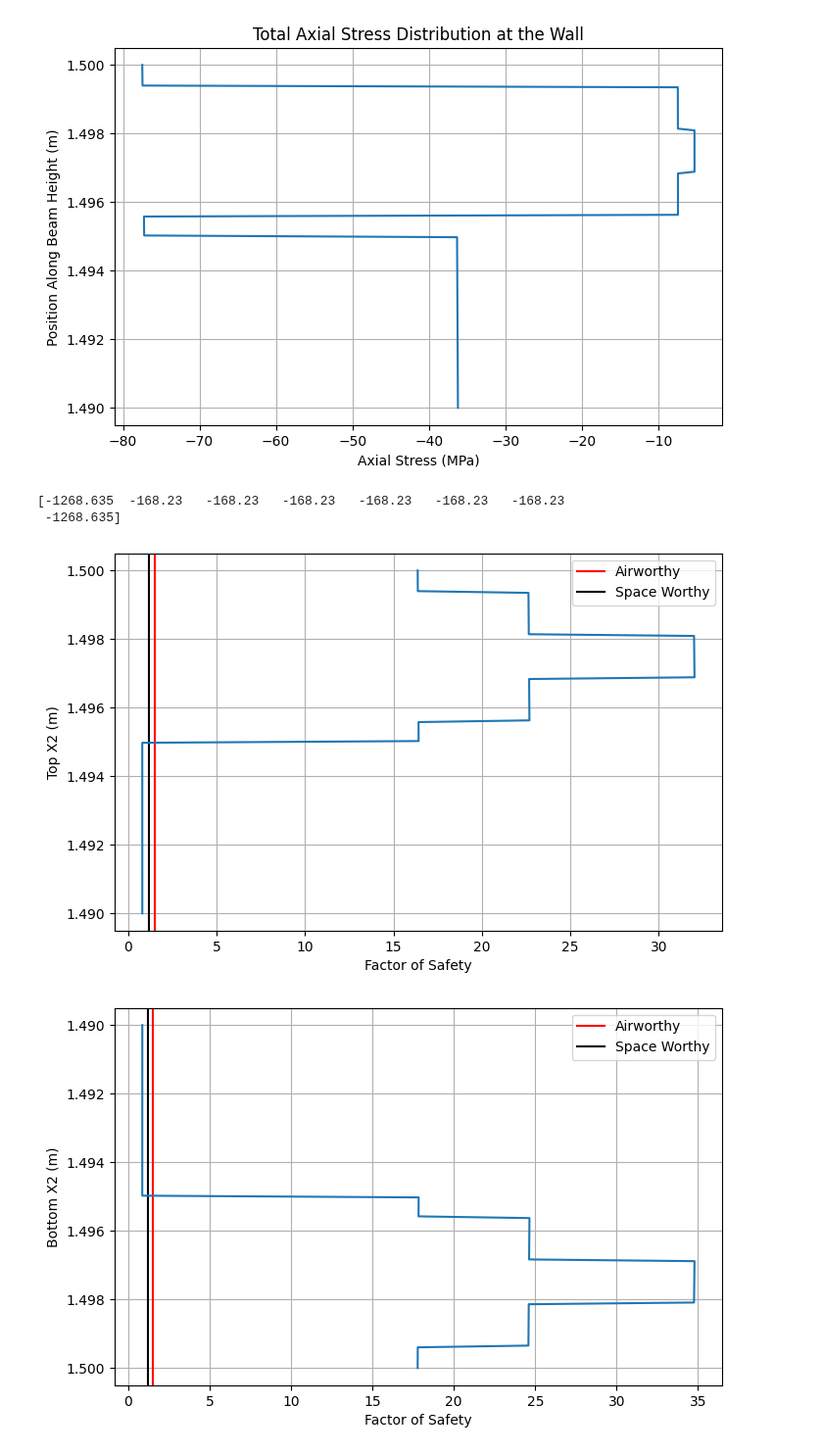
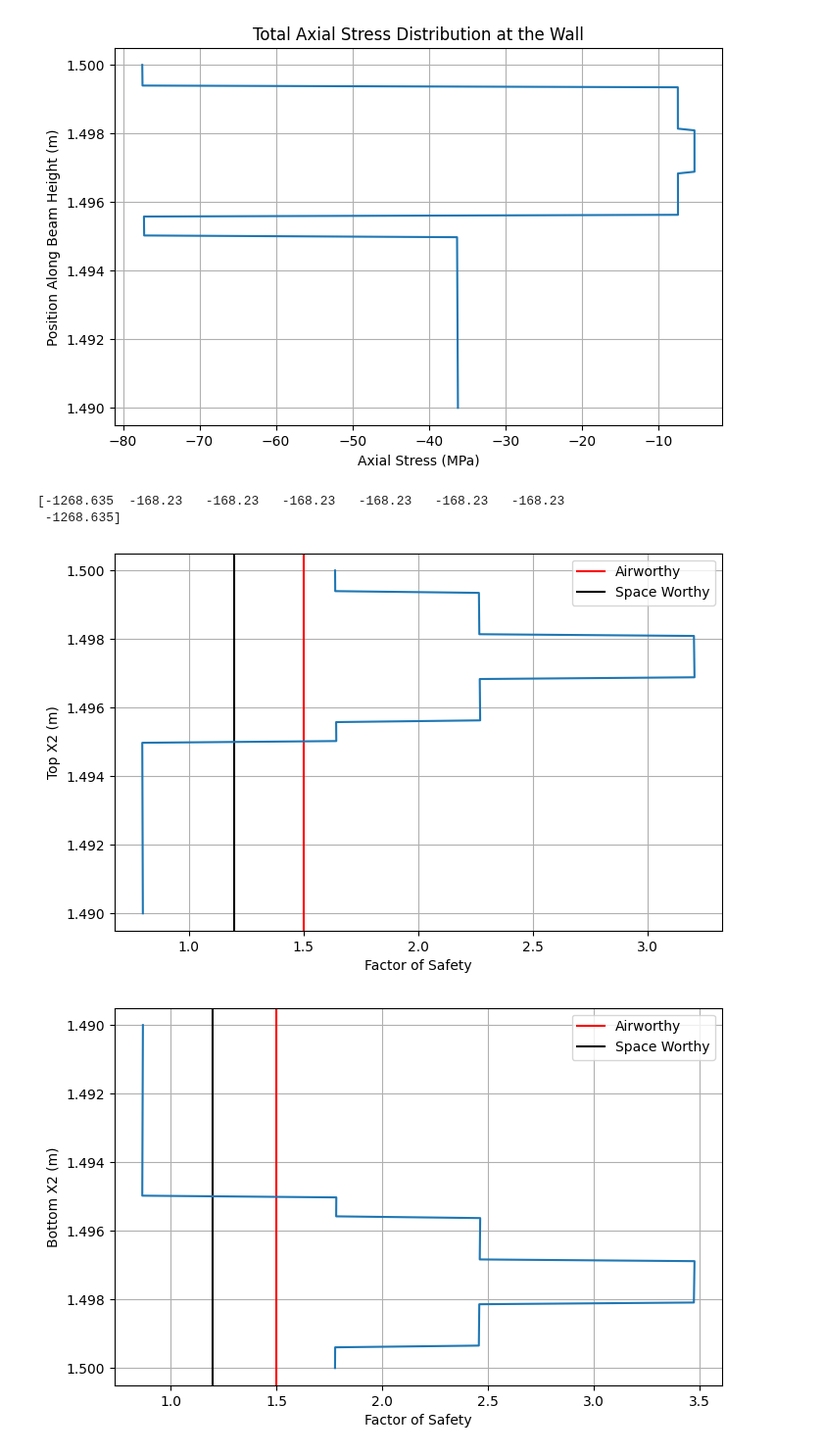
Before and after one commit to ndrichmond/EAE135Project2, a Jupyter notebook: main.ipynb, the cells around one changed output. Shown at 98% size. Saved outputs shown, nothing was run; the diff lists cells and outputs as text; code cells hidden in the pictures.

```diff
--- a/main.ipynb
+++ b/main.ipynb
@@ -291,47 +291,47 @@ for i in range(len(x2)):
         #print(total_sigma[i])
         #print(SF)
     if x2[i] >= R_a and x2[i] < (r):
-        SFTOP.append(S_layers[j]/total_sigma[i])
-        SFBOT.append(S_layers[j]/Bot_sigma[i])
+        SFTOP.append(S_layers[j]/total_sigma[i]/10)
+        SFBOT.append(S_layers[j]/Bot_sigma[i]/10)
 
 
     if x2[i] > r:
         r = r + 0.005/8
         j = j + 1
-        SFTOP.append(S_layers[j]/total_sigma[i])
+        SFTOP.append(S_layers[j]/total_sigma[i]/10)
 
-        SFBOT.append(S_layers[j]/Bot_sigma[i])
+        SFBOT.append(S_layers[j]/Bot_sigma[i]/10)
 
 plt.figure(figsize=(8, 5))
 #plt.xlim([0,max(SFTOP)+1])
 plt.axvline(x = 1.5, color = 'red',label = 'Airworthy')
 plt.axvline(x = 1.2, color = 'black', label = 'Space Worthy')
 plt.plot(np.abs(SFTOP),x2)
 plt.ylabel("Top X2 (m)")
 plt.xlabel("Factor of Safety")
 #plt.title("Factor of Safety at the Wall")
 plt.legend()
 plt.grid()
 plt.show()
 
 plt.figure(figsize=(8, 5))
 #plt.xlim([0,max(SFBOT)+1])
 plt.axvline(x = 1.5, color = 'red', label = 'Airworthy')
 plt.axvline(x = 1.2, color = 'black', label = 'Space Worthy')
 plt.plot(np.abs(SFBOT),x2)
 plt.gca().invert_yaxis()
 plt.ylabel("Bottom X2 (m)")
 plt.xlabel("Factor of Safety")
 #plt.title("Factor of Safety at the Wall")
 plt.legend()
 plt.grid()
 plt.show()
 
 
 
 # hello
 # %% [output]
 [-1268.635  -168.23   -168.23   -168.23   -168.23   -168.23   -168.23
  -1268.635]
-[figure, old version]
+[figure, new version]
-[figure, old version]
+[figure, new version]
```
